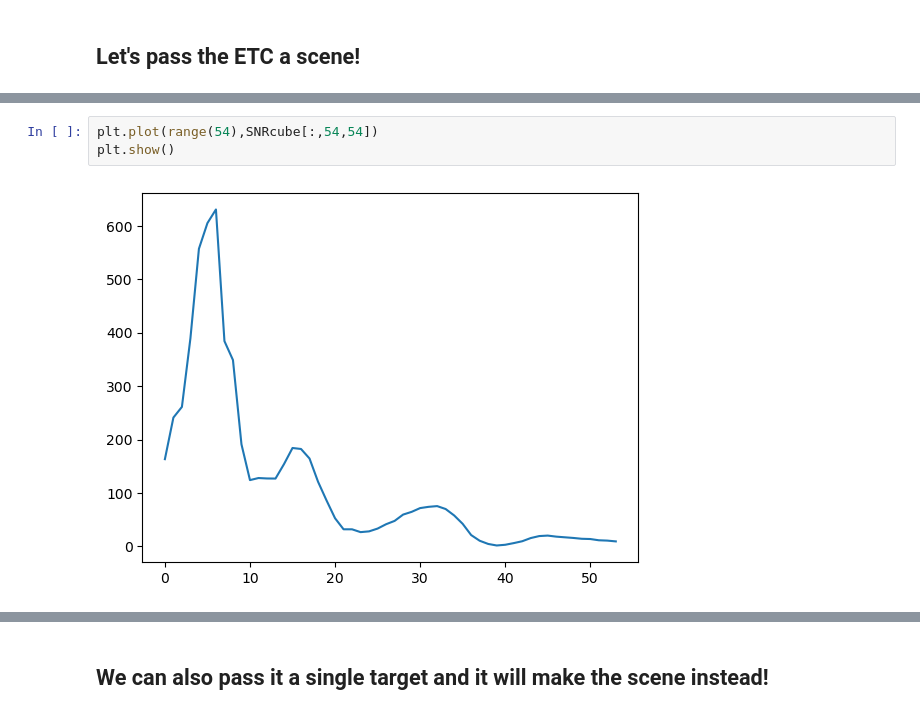
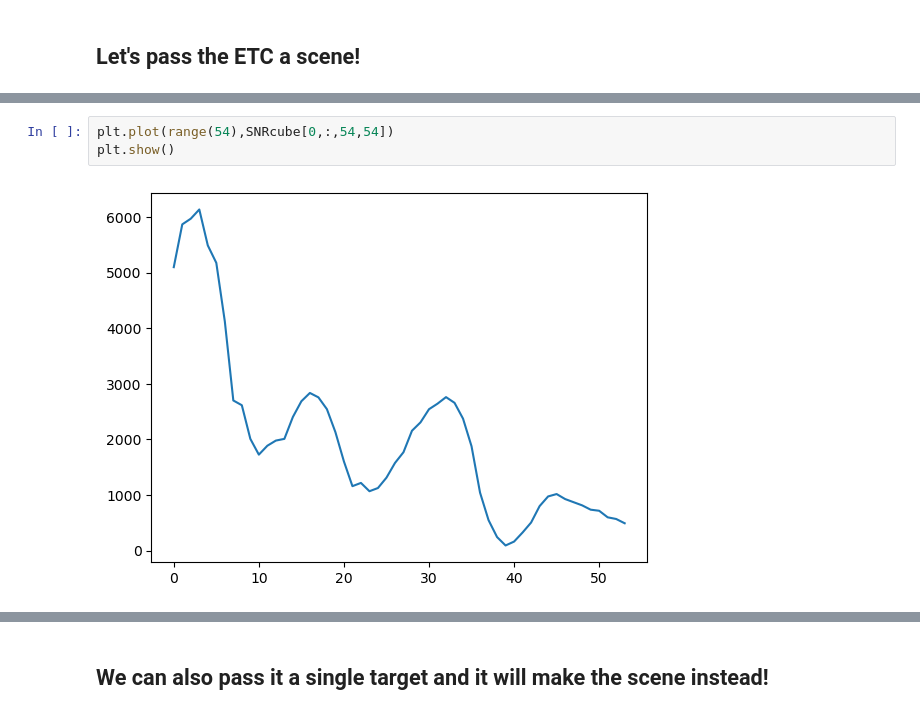
Before and after one commit to scalessim/scalesETC, a Jupyter notebook: scales_pointsource_lowres.ipynb, the cells around one changed output, grey strips where cells are left out. Drawn from its saved outputs; the diff is of its cells as text.

Commit message:
fixing bug in SNRcube plotting in lowres example

```diff
--- a/scales_pointsource_lowres.ipynb
+++ b/scales_pointsource_lowres.ipynb
@@ -52,8 +58,8 @@ SNRcube, SNRlist, rlams = sim.point_snr_cube(cube=scene_lowres,nexps=nexps,dit=i
 # %%
-plt.plot(range(54),SNRcube[:,54,54])
+plt.plot(range(54),SNRcube[0,:,54,54])
 plt.show()
 # %% [output]
-[figure, old version]
+[figure, new version]
 # %%
 plt.imshow(img_seq[0,1000:1200,1000:1200])
 plt.colorbar()
```
Also changed, not shown: parts of 3 cells of this notebook.
